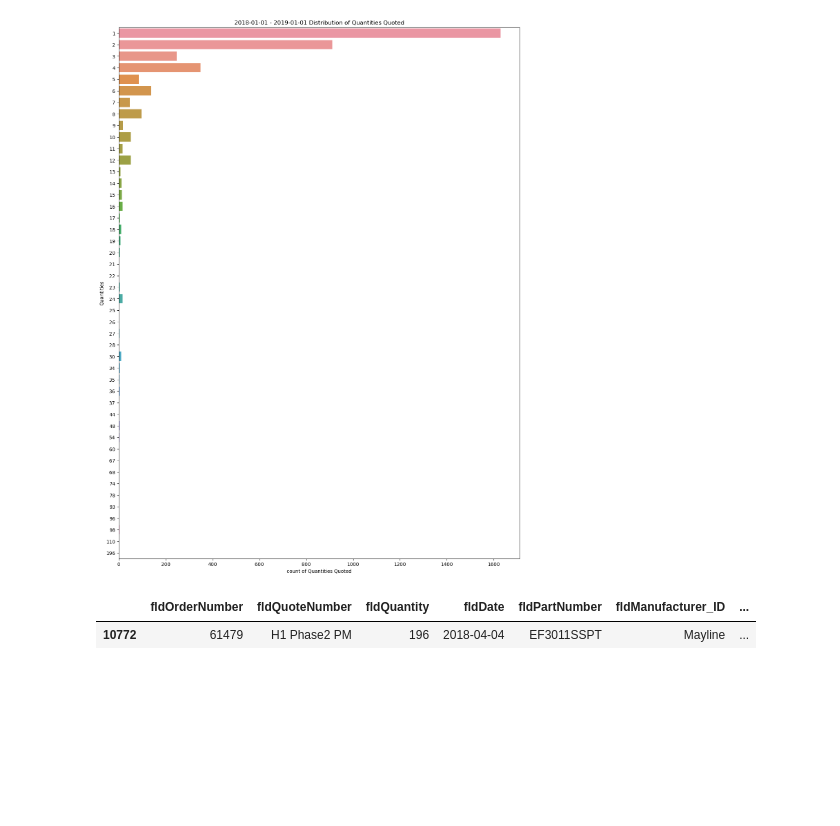
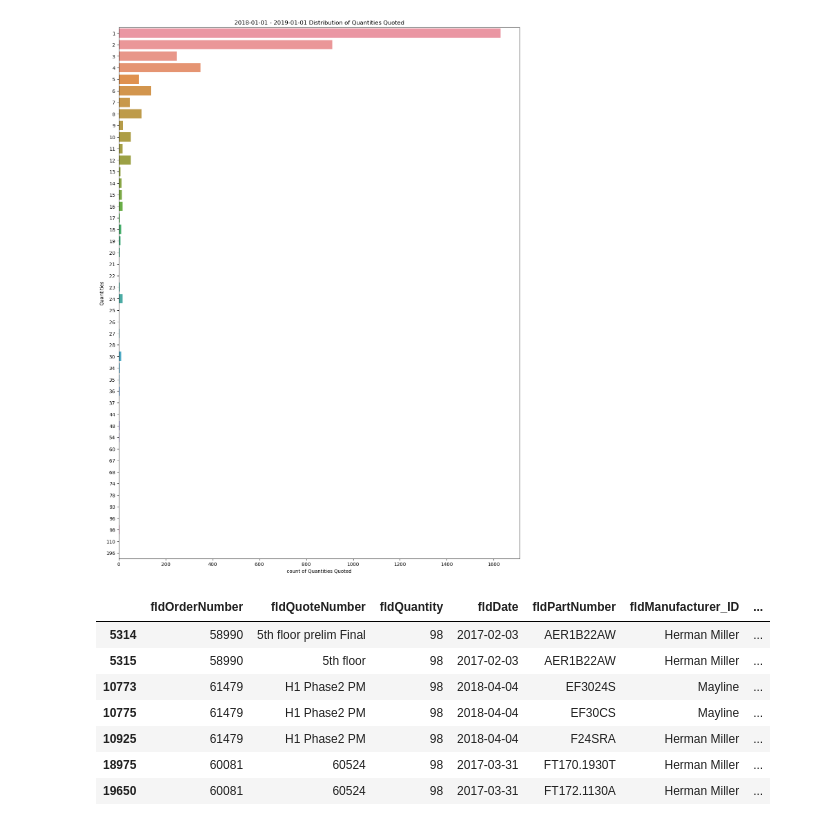
Before and after one commit to Alum-Truetime/OHMS_Data_Analysis, a Jupyter notebook: OHMS_Python/Capstone_Data_Analysis.ipynb, the cells around one changed output. Drawn from its saved outputs; the diff is of its cells as text; code cells hidden in the pictures; blank space fills up the shorter version.

```diff
--- a/OHMS_Python/Capstone_Data_Analysis.ipynb
+++ b/OHMS_Python/Capstone_Data_Analysis.ipynb
@@ -135,7 +135,13 @@ plt.xlabel('count of Quantities Quoted')
 Text(0.5, 0, 'count of Quantities Quoted')
 [figure]
 # %%
-df.query('fldQuantity == 196')
+df.query('fldQuantity == 98')
 # %% [output]
 |  | fldOrderNumber | fldQuoteNumber | fldQuantity | fldDate | fldPartNumber | fldManufacturer_ID | ... |
-| 10772 | 61479 | H1 Phase2 PM | 196 | 2018-04-04 | EF3011SSPT | Mayline | ... |
+| 5314 | 58990 | 5th floor prelim Final | 98 | 2017-02-03 | AER1B22AW | Herman Miller | ... |
+| 5315 | 58990 | 5th floor | 98 | 2017-02-03 | AER1B22AW | Herman Miller | ... |
+| 10773 | 61479 | H1 Phase2 PM | 98 | 2018-04-04 | EF3024S | Mayline | ... |
+| 10775 | 61479 | H1 Phase2 PM | 98 | 2018-04-04 | EF30CS | Mayline | ... |
+| 10925 | 61479 | H1 Phase2 PM | 98 | 2018-04-04 | F24SRA | Herman Miller | ... |
+| 18975 | 60081 | 60524 | 98 | 2017-03-31 | FT170.1930T | Herman Miller | ... |
+| 19650 | 60081 | 60524 | 98 | 2017-03-31 | FT172.1130A | Herman Miller | ... |
```
Also changed, not shown: 1 other file.
